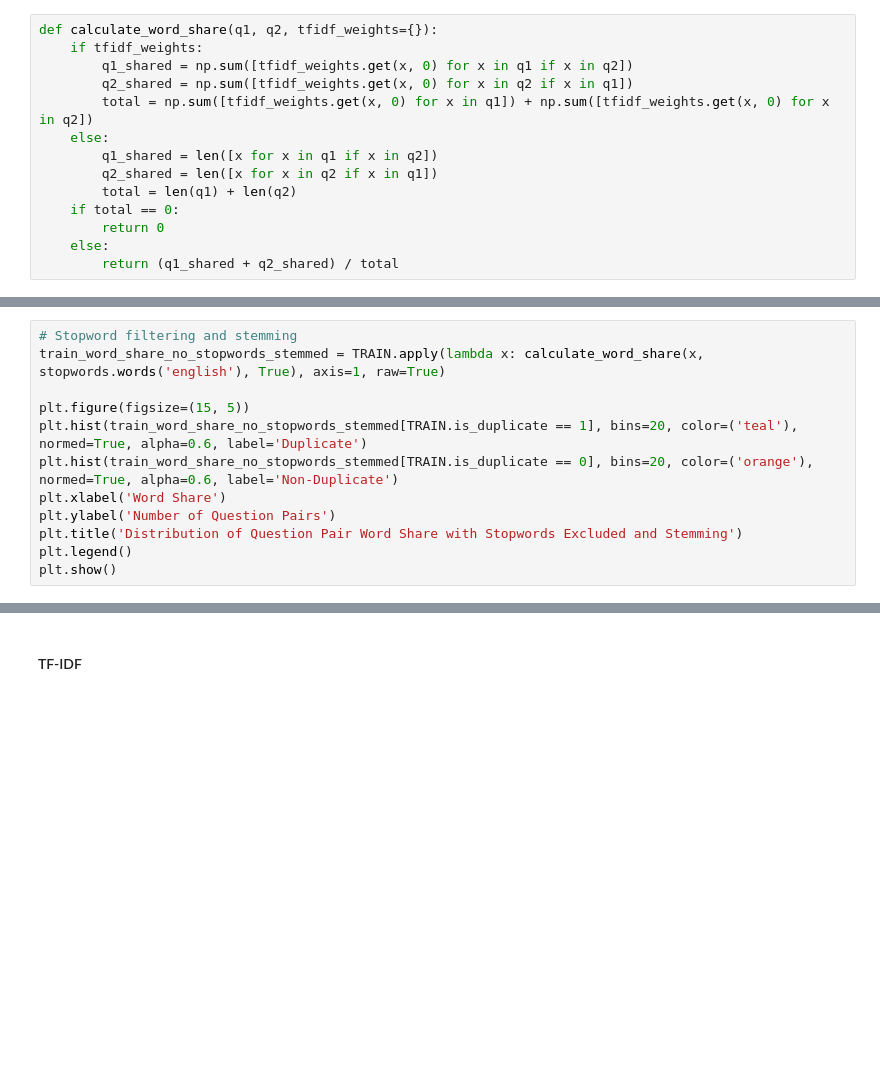
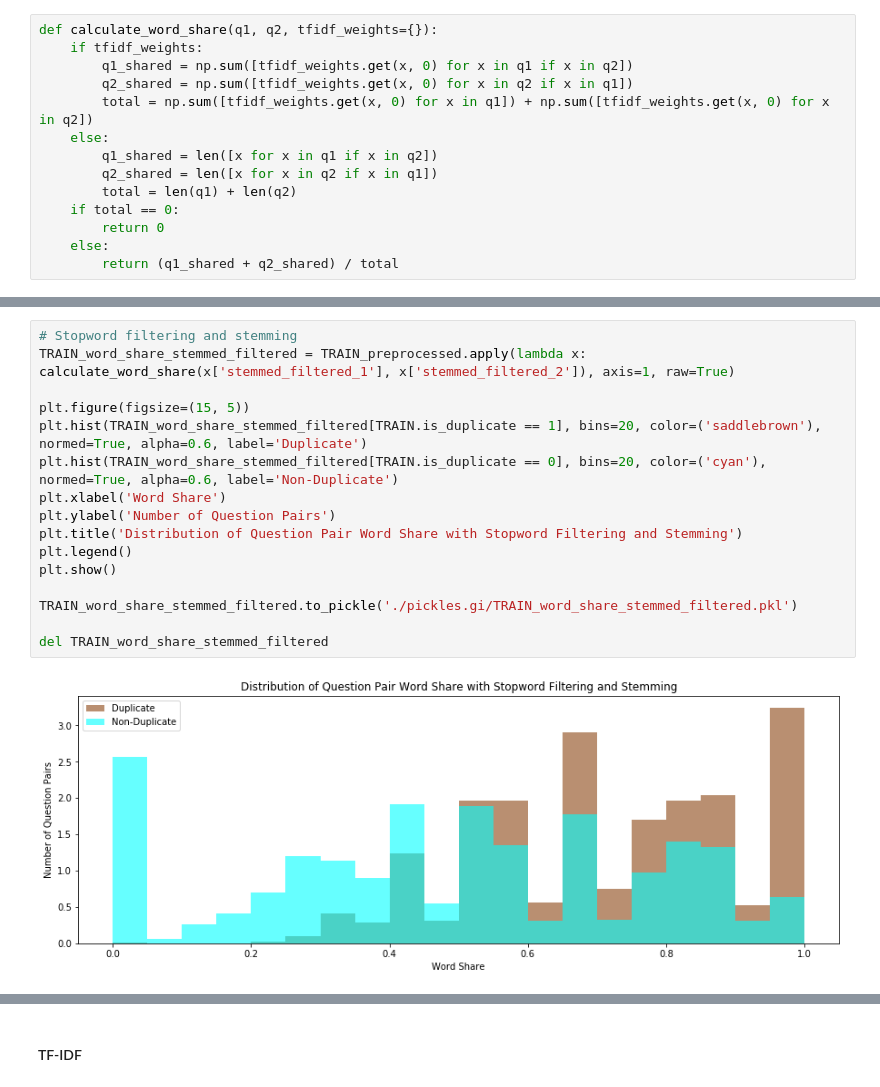
Before and after one commit to camronkhan/quora_question_pairs, a Jupyter notebook: quora_question_pairs.ipynb, the cells around one changed output, grey strips where cells are left out. Cells and saved outputs as stored; diff of their text form; blank space fills up the shorter version.

```diff
--- a/quora_question_pairs.ipynb
+++ b/quora_question_pairs.ipynb
@@ -486,12 +550,18 @@ plt.show()
 # %%
 # Stopword filtering and stemming
-train_word_share_no_stopwords_stemmed = TRAIN.apply(lambda x: calculate_word_share(x, stopwords.words('english'), True), axis=1, raw=True)
+TRAIN_word_share_stemmed_filtered = TRAIN_preprocessed.apply(lambda x: calculate_word_share(x['stemmed_filtered_1'], x['stemmed_filtered_2']), axis=1, raw=True)
 
 plt.figure(figsize=(15, 5))
-plt.hist(train_word_share_no_stopwords_stemmed[TRAIN.is_duplicate == 1], bins=20, color=('teal'), normed=True, alpha=0.6, label='Duplicate')
-plt.hist(train_word_share_no_stopwords_stemmed[TRAIN.is_duplicate == 0], bins=20, color=('orange'), normed=True, alpha=0.6, label='Non-Duplicate')
+plt.hist(TRAIN_word_share_stemmed_filtered[TRAIN.is_duplicate == 1], bins=20, color=('saddlebrown'), normed=True, alpha=0.6, label='Duplicate')
+plt.hist(TRAIN_word_share_stemmed_filtered[TRAIN.is_duplicate == 0], bins=20, color=('cyan'), normed=True, alpha=0.6, label='Non-Duplicate')
 plt.xlabel('Word Share')
 plt.ylabel('Number of Question Pairs')
-plt.title('Distribution of Question Pair Word Share with Stopwords Excluded and Stemming')
+plt.title('Distribution of Question Pair Word Share with Stopword Filtering and Stemming')
 plt.legend()
 plt.show()
+
+TRAIN_word_share_stemmed_filtered.to_pickle('./pickles.gi/TRAIN_word_share_stemmed_filtered.pkl')
+
+del TRAIN_word_share_stemmed_filtered
+# %% [output]
+[figure, added]
```
Also changed, not shown: parts of 57 cells of this notebook, 2 other files.
